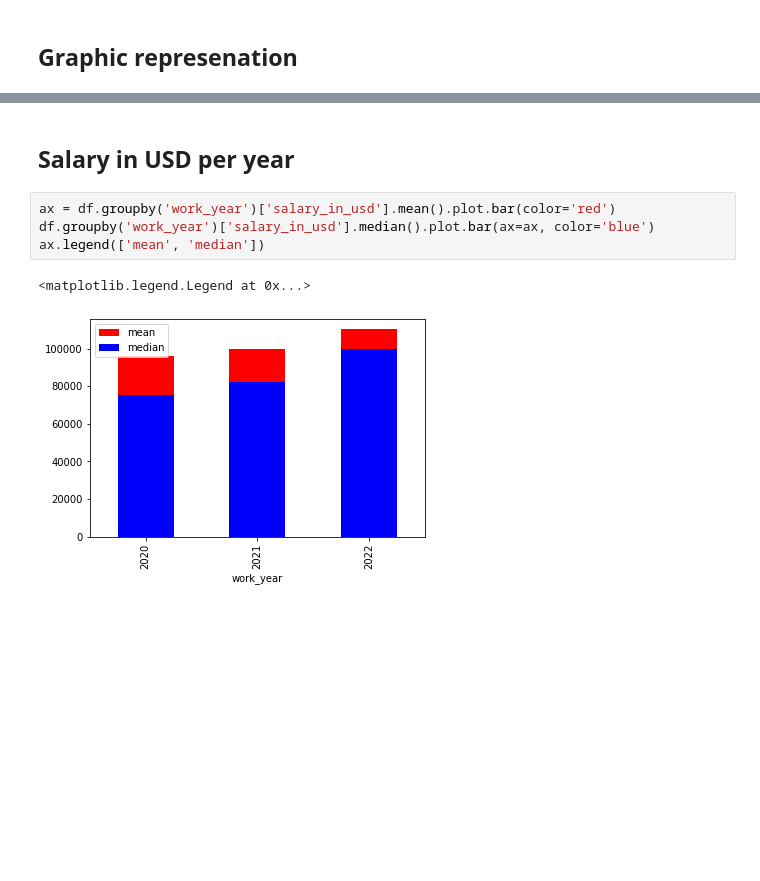
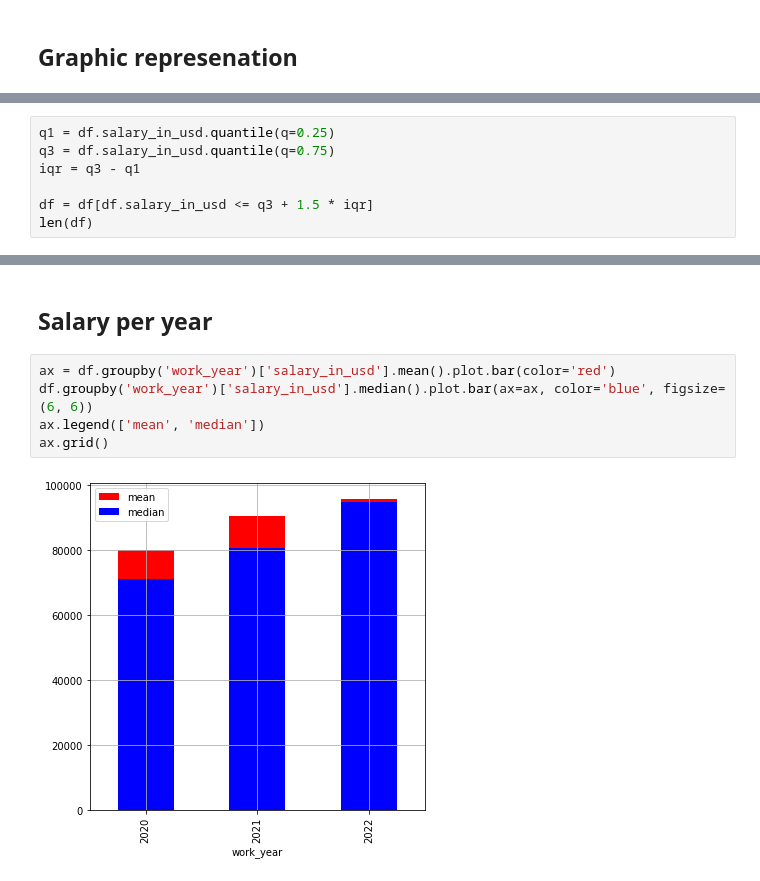
Before and after one commit to elna4os/ai-jobs-net-report, a Jupyter notebook: EDA.ipynb, the cells around one changed output, grey strips where cells are left out. Cells and saved outputs as stored; diff of their text form; blank space fills up the shorter version.

```diff
--- a/EDA.ipynb
+++ b/EDA.ipynb
@@ -120,0 +93,7 @@ plt.show()
+# %%
+q1 = df.salary_in_usd.quantile(q=0.25)
+q3 = df.salary_in_usd.quantile(q=0.75)
+iqr = q3 - q1
+
+df = df[df.salary_in_usd <= q3 + 1.5 * iqr]
+len(df)
@@ -121,9 +134,9 @@ plt.show()
 # %% [markdown]
-## Salary in USD per year
+## Salary per year
 # %%
 ax = df.groupby('work_year')['salary_in_usd'].mean().plot.bar(color='red')
-df.groupby('work_year')['salary_in_usd'].median().plot.bar(ax=ax, color='blue')
+df.groupby('work_year')['salary_in_usd'].median().plot.bar(ax=ax, color='blue', figsize=(6, 6))
 ax.legend(['mean', 'median'])
+ax.grid()
 # %% [output]
-<matplotlib.legend.Legend at 0x...>
-[figure, old version]
+[figure, new version]
```
Also changed, not shown: parts of 24 cells of this notebook, 2 other files.
